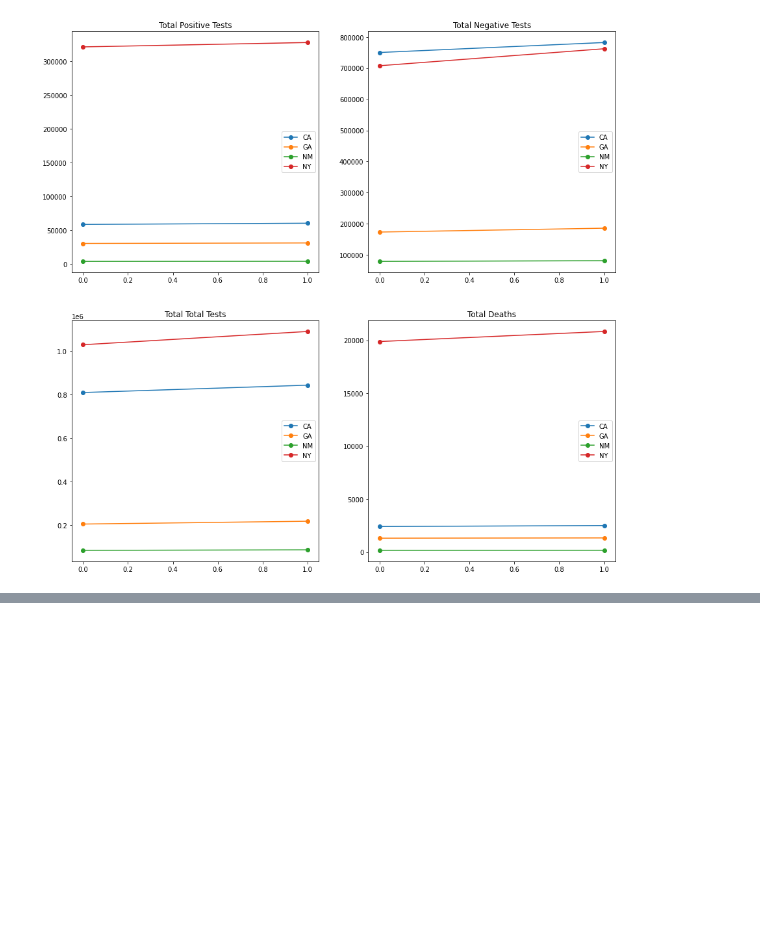
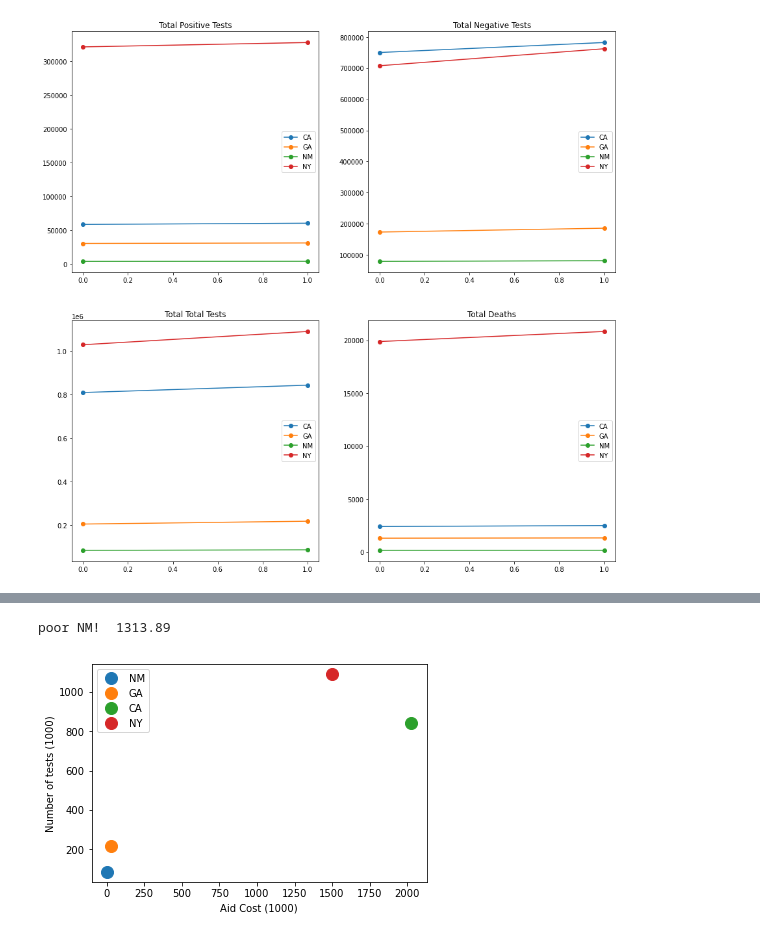
Before and after one commit to sahba-t/covidTracker, a Jupyter notebook: Analysis.ipynb, the cells around one changed output, grey strips where cells are left out. Drawn from its saved outputs; the diff is of its cells as text; code cells hidden in the pictures; blank space fills up the shorter version.

```diff
--- a/Analysis.ipynb
+++ b/Analysis.ipynb
@@ -77,0 +132,16 @@ StateTotalCases('./AnalysisData/TestByState.csv')
+# %%
+csv_path="./AnalysisData/medaid_and_test.csv"
+df = pd.read_csv(csv_path)
+state_list = 'NM GA CA NY'.split()
+_=plt.figure()
+for state in state_list:
+    state_df= df[df['STATE'] == state]
+    state_df = state_df.sort_values(by=['DATERECORDED']).iloc[-1]
+    plt.plot(state_df['COST']/1000, state_df['TEST_TOTAL']/1000,"o", markersize=12, label=state)
+plt.xlabel("Aid Cost (1000)")
+plt.ylabel("Number of tests (1000)")
+print("poor NM! ", df[df.STATE=='NM'].iloc[-1].COST)
+_=plt.legend()
+# %% [output]
+poor NM!  1313.89
+[figure, added]
```
Also changed, not shown: parts of 5 cells of this notebook, 19 other files.
